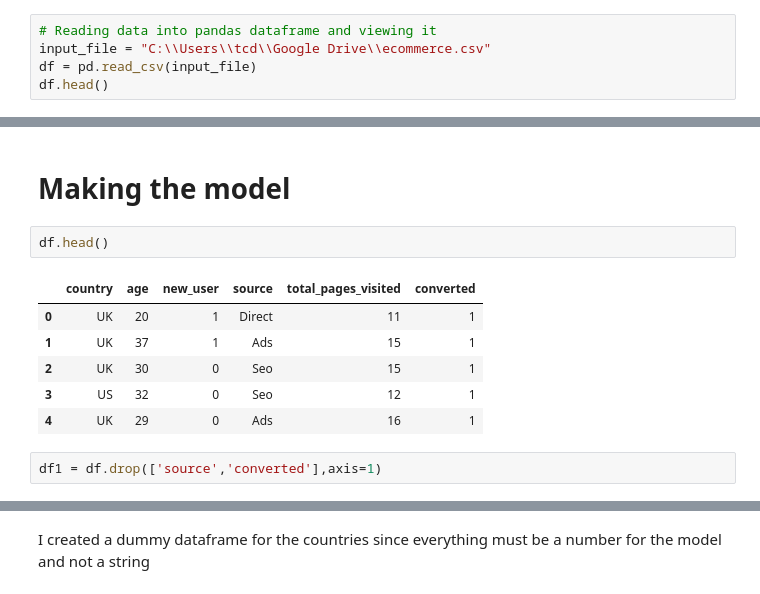
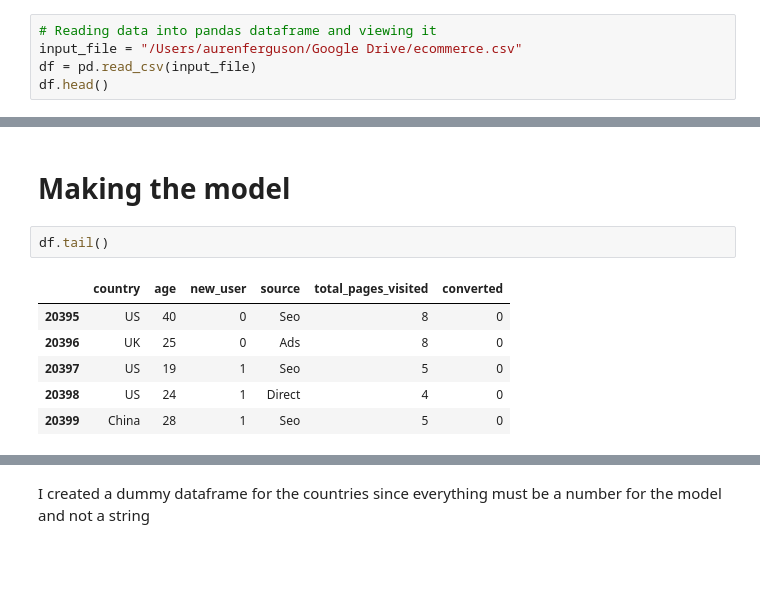
Before and after one commit to Fungie/Data_science_tasks, a Jupyter notebook: Predicting company website conversion rate.ipynb, the cells around one changed output, grey strips where cells are left out. Cells and saved outputs as stored; diff of their text form; blank space fills up the shorter version.

```diff
--- a/Predicting company website conversion rate.ipynb
+++ b/Predicting company website conversion rate.ipynb
@@ -47,7 +47,7 @@ from sklearn.neighbors import KNeighborsClassifier
 # Importing data and basic stats on dataset
 # %%
 # Reading data into pandas dataframe and viewing it
-input_file = "C:\\Users\\tcd\\Google Drive\\ecommerce.csv"
+input_file = "/Users/aurenferguson/Google Drive/ecommerce.csv"
 df = pd.read_csv(input_file)
 df.head()
 # %% [output]
@@ -186,13 +186,11 @@ I wanted to see are young people more likely to convert with less visits, althou
 # %% [markdown]
 # Making the model
 # %%
-df.head()
+df.tail()
 # %% [output]
 |  | country | age | new_user | source | total_pages_visited | converted |
-| 0 | UK | 20 | 1 | Direct | 11 | 1 |
-| 1 | UK | 37 | 1 | Ads | 15 | 1 |
-| 2 | UK | 30 | 0 | Seo | 15 | 1 |
-| 3 | US | 32 | 0 | Seo | 12 | 1 |
-| 4 | UK | 29 | 0 | Ads | 16 | 1 |
+| 20395 | US | 40 | 0 | Seo | 8 | 0 |
+| 20396 | UK | 25 | 0 | Ads | 8 | 0 |
+| 20397 | US | 19 | 1 | Seo | 5 | 0 |
+| 20398 | US | 24 | 1 | Direct | 4 | 0 |
+| 20399 | China | 28 | 1 | Seo | 5 | 0 |
-# %%
-df1 = df.drop(['source','converted'],axis=1)
```
Also changed, not shown: parts of 20 cells of this notebook.
